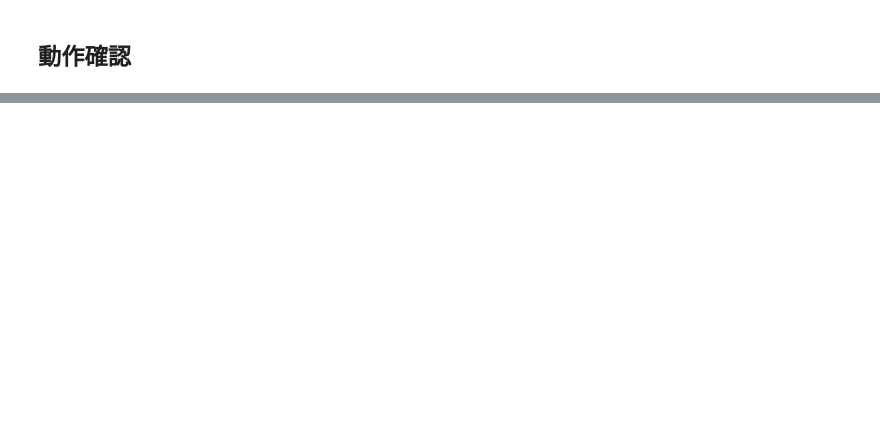
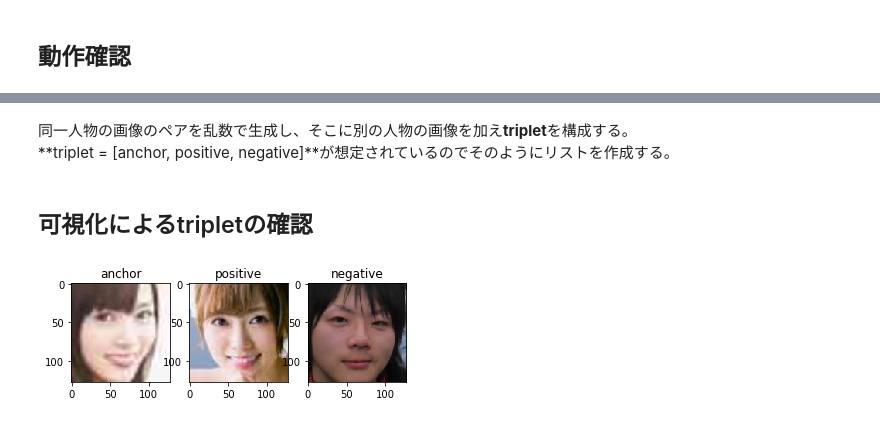
Before and after one commit to zukakosan/tripletNet, a Jupyter notebook: MyFashionNet001.ipynb, the cells around one changed output, grey strips where cells are left out. Saved outputs shown, nothing was run; the diff lists cells and outputs as text; code cells hidden in the pictures; blank space fills up the shorter version.

Commit message:
code for making triplet

```diff
--- a/MyFashionNet001.ipynb
+++ b/MyFashionNet001.ipynb
@@ -150,0 +155,36 @@ Epoch 1/1
+# %%
+dir_path = './nogi_imgs/shiraishi/'
+others_path = './nogi_imgs/the_others/'
+files = [f for f in sorted(os.listdir(dir_path))]
+other_files = [o for o in sorted(os.listdir(others_path))]
+# files
+# %% [markdown]
+同一人物の画像のペアを乱数で生成し、そこに別の人物の画像を加え**triplet**を構成する。<br>
+**triplet = [anchor, positive, negative]**が想定されているのでそのようにリストを作成する。
+# %%
+# get anchor and positive image
+pair = np.random.randint(0,len(files),2)
+anchor = plt.imread('{0}{1}'.format(dir_path,files[pair[0]]))
+positive = plt.imread('{0}{1}'.format(dir_path,files[pair[1]]))
+# %%
+# get negative image
+nega_idx = np.random.randint(len(other_files))
+negative = plt.imread('{}/{}'.format(others_path,other_files[nega_idx]))
+# %%
+# get triplet
+triplet = [anchor, positive, negative]
+# %% [markdown]
+## 可視化によるtripletの確認
+# %%
+plt.subplot(1,3,1)
+plt.imshow(triplet[0])
+plt.title('anchor')
+plt.subplot(1,3,2)
+plt.imshow(triplet[1])
+plt.title('positive')
+plt.subplot(1,3,3)
+plt.imshow(triplet[2])
+plt.title('negative')
+plt.show()
+# %% [output]
+[figure, added]
```
Also changed, not shown: parts of 10 cells of this notebook.
